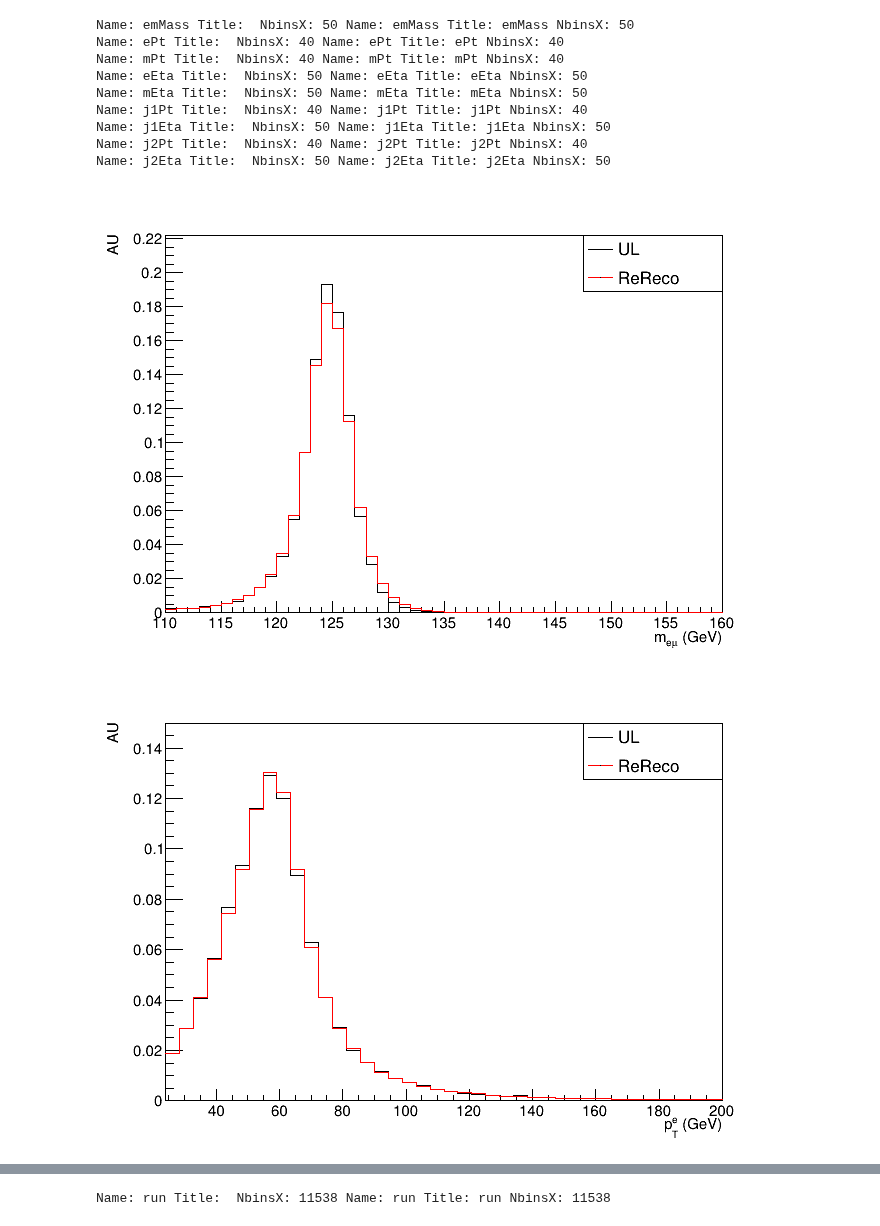
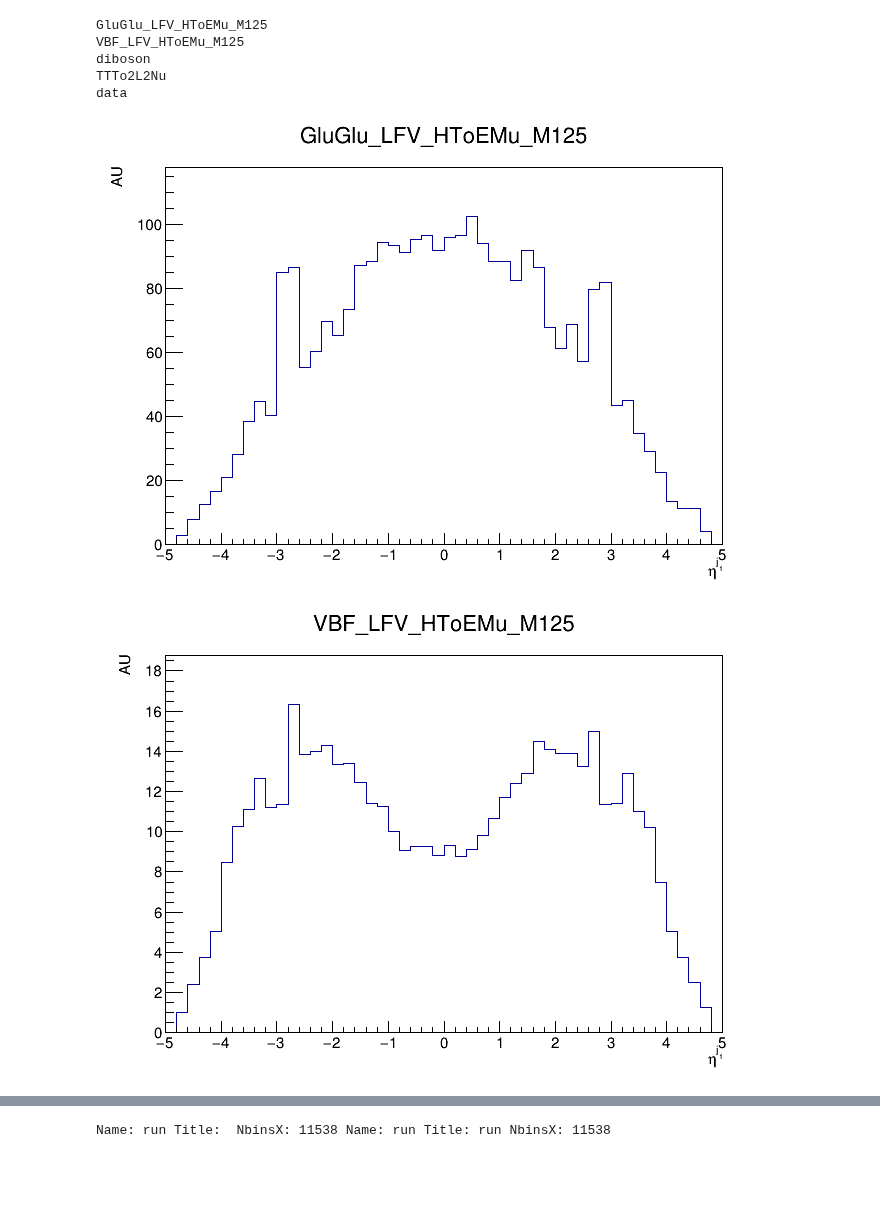
Before and after one commit to kawaho/Flavour-Violating-Coffea, a Jupyter notebook: quickNB/ULvsReReco.ipynb, the cells around one changed output, grey strips where cells are left out. Cells and saved outputs as stored; diff of their text form; code cells hidden in the pictures; blank space fills up the shorter version.

```diff
--- a/quickNB/ULvsReReco.ipynb
+++ b/quickNB/ULvsReReco.ipynb
@@ -27,39 +103,37 @@ Rereco data 36438.0
 # %%
-vars_ = ['emMass', 'ePt', 'mPt', 'eEta', 'mEta', 'j1Pt', 'j1Eta', 'j2Pt', 'j2Eta']
-titles = ['m_{e#mu} (GeV)', 'p_{T}^{e} (GeV)', 'p_{T}^{#mu} (GeV)', '#eta^{e}', '#eta^{#mu}', 'p_{T}^{j_{1}} (GeV)', '#eta^{j_{1}}', 'p_{T}^{j_{2}}(GeV)'
-          , '#eta^{j_{2}}']
+ULnames = ['GluGlu_LFV_HToEMu_M125', 'VBF_LFV_HToEMu_M125', 'diboson', 'TTTo2L2Nu', 'data']
+fULs = []
+for ULname in ULnames:
+    fULs.append(r.TFile(f'/afs/hep.wisc.edu/user/kaho/NDHiggs/results/2017/makeHist/{ULname}.root'))
+
+vars_ = ['j1Eta']#'emMass', 'ePt', 'mPt', 'eEta', 'mEta', 'j1Pt', 'j1Eta', 'j2Pt', 'j2Eta']
+titles = ['#eta^{j_{1}}'] #'m_{e#mu} (GeV)', 'p_{T}^{e} (GeV)', 'p_{T}^{#mu} (GeV)', '#eta^{e}', '#eta^{#mu}', 'p_{T}^{j_{1}} (GeV)', '#eta^{j_{1}}', 'p_{T}^{j_{2}}(GeV)'
+          #, '#eta^{j_{2}}']
 c = []
 legends = []
-for var_, title in zip(vars_, titles):
-    c.append(r.TCanvas())
-    c[-1].cd()
-    h1 = fUL_GG.Get(f'{var_}')
-    h2 = f_GG.Get(f'TightOS/{var_}')
-    print(h1,h2)
-    h1.Scale(1/h1.Integral())
-    h2.Scale(1/h2.Integral())
-    h1.SetMaximum((max(h1.GetMaximum(),h2.GetMaximum()))*1.15)
-    h1.Draw('HIST')
-    if var_=='j1Pt': h1.GetXaxis().SetRangeUser(30, 300)
-    if var_=='j2Pt': h1.GetXaxis().SetRangeUser(30, 160)
-    h1.SetTitle(f';{title};AU')
-    h1.SetLineColor(1)
-    h2.Draw('HIST,Same')
-    h2.SetLineColor(2)
-    legends.append(r.TLegend(0.7,0.78,0.9,0.9))
-    legends[-1].AddEntry(h1, "UL")
-    legends[-1].AddEntry(h2, "ReReco")
-    legends[-1].Draw('Same')
-    c[-1].Draw()
+rps = []
+for sample_name, fUL in zip(ULnames, fULs):
+    print(sample_name)
+    for var_, title in zip(vars_, titles):
+        c.append(r.TCanvas())
+        c[-1].cd()
+        h1 = fUL.Get(f'{var_}')
+        h1.Scale()
+        h1.SetMaximum(h1.GetMaximum()*1.15)
+
+        if var_=='j1Pt': h1.GetXaxis().SetRangeUser(30, 300)
+        if var_=='j2Pt': h1.GetXaxis().SetRangeUser(30, 160)
+
+        h1.SetTitle(f'{sample_name};{title};AU')
+        h1.Draw('HIST')
+
+        c[-1].Update()
+        c[-1].Draw()
 # %% [output]
-Name: emMass Title:  NbinsX: 50 Name: emMass Title: emMass NbinsX: 50
-Name: ePt Title:  NbinsX: 40 Name: ePt Title: ePt NbinsX: 40
-Name: mPt Title:  NbinsX: 40 Name: mPt Title: mPt NbinsX: 40
-Name: eEta Title:  NbinsX: 50 Name: eEta Title: eEta NbinsX: 50
-Name: mEta Title:  NbinsX: 50 Name: mEta Title: mEta NbinsX: 50
-Name: j1Pt Title:  NbinsX: 40 Name: j1Pt Title: j1Pt NbinsX: 40
-Name: j1Eta Title:  NbinsX: 50 Name: j1Eta Title: j1Eta NbinsX: 50
-Name: j2Pt Title:  NbinsX: 40 Name: j2Pt Title: j2Pt NbinsX: 40
-Name: j2Eta Title:  NbinsX: 50 Name: j2Eta Title: j2Eta NbinsX: 50
+GluGlu_LFV_HToEMu_M125
+VBF_LFV_HToEMu_M125
+diboson
+TTTo2L2Nu
+data
-[figure, old version]
+[figure, new version]
-[figure, old version]
+[figure, new version]
```
Also changed, not shown: parts of 5 cells of this notebook, 4 other files.
